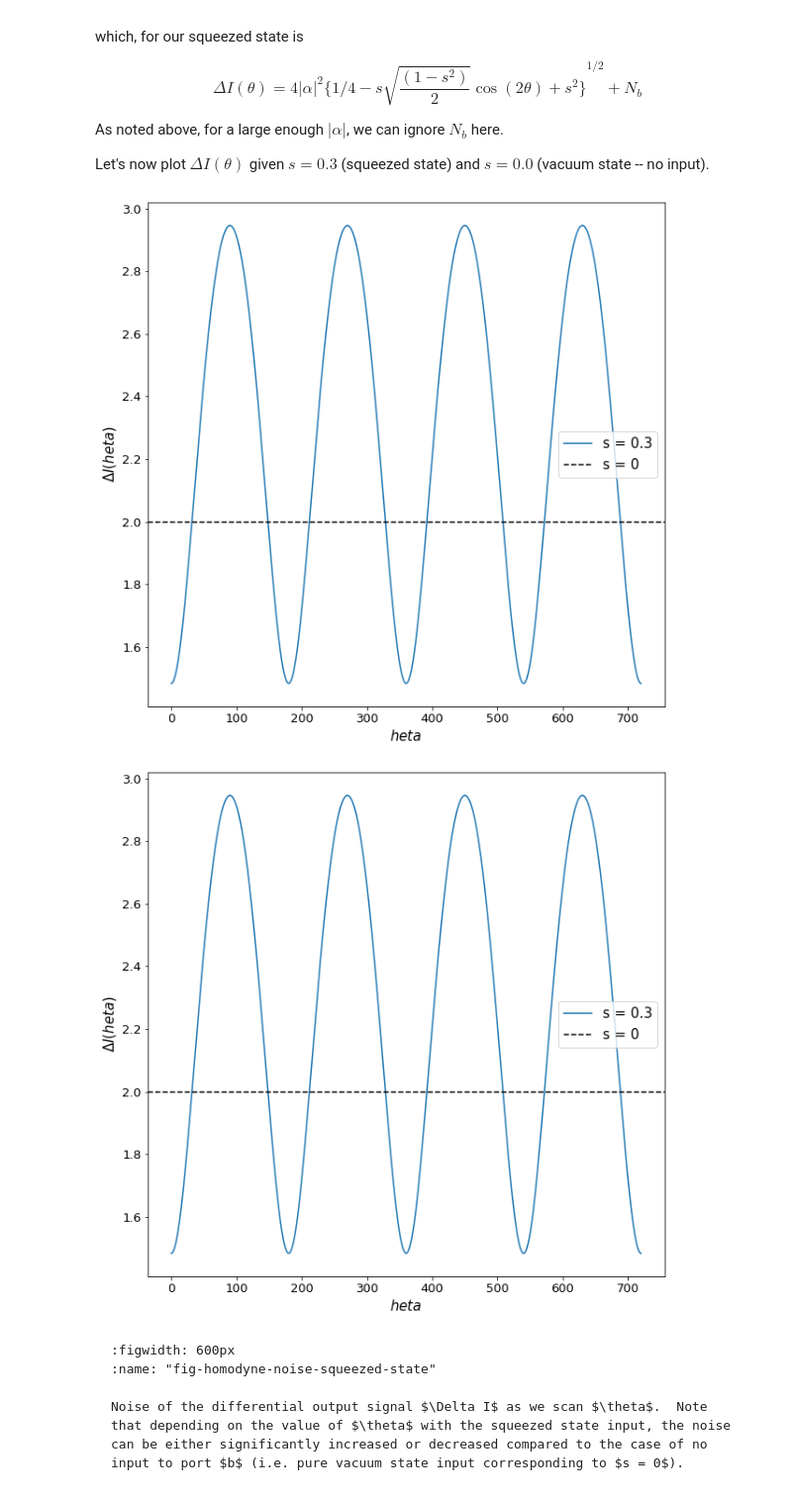
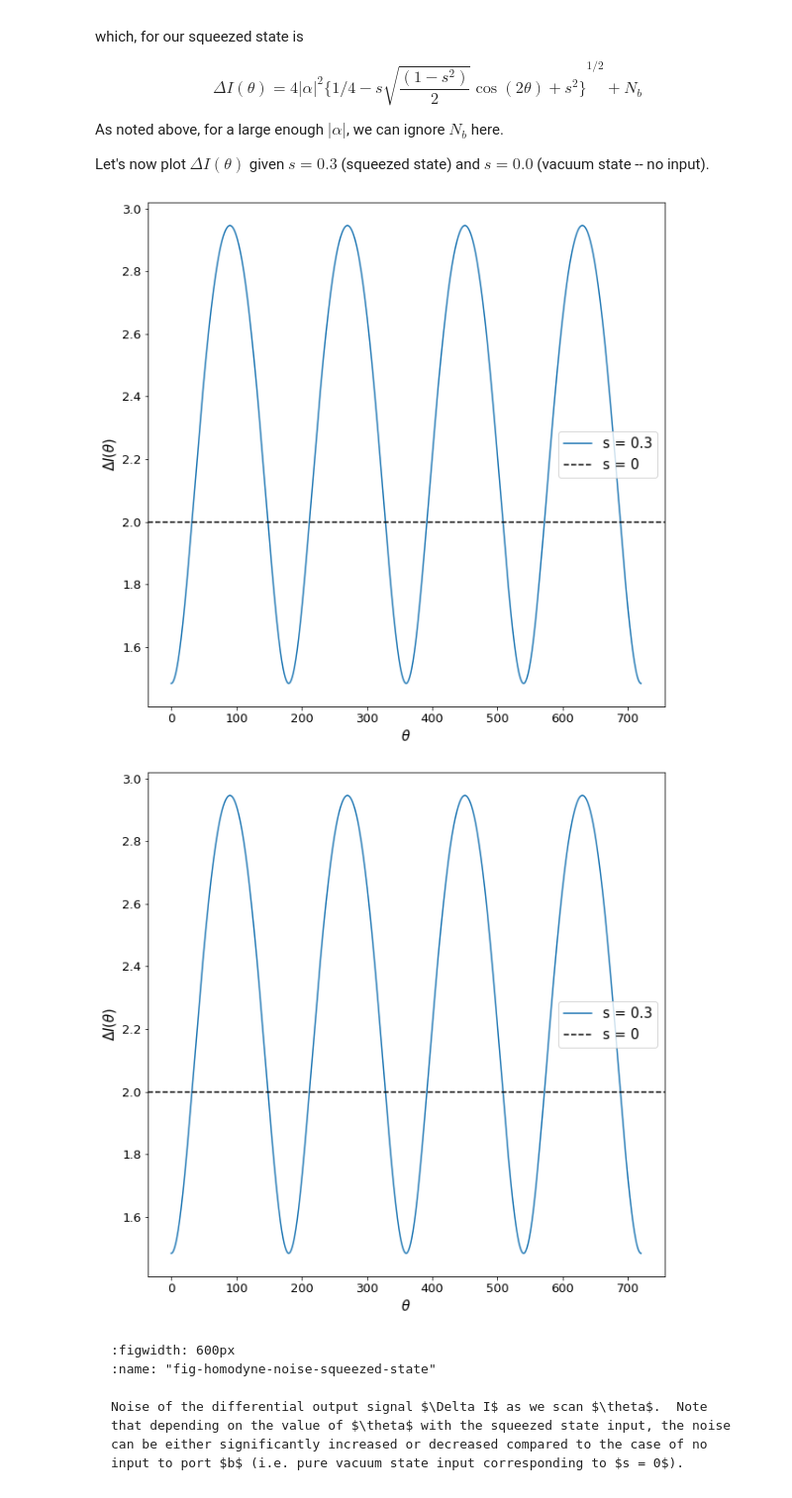
Before and after one commit to dkeathley/6.2410-lab, a Jupyter notebook: _sources/chapter-XX-interference-HOM-and-homodyne.ipynb, the cells around one changed output. Shown: that part at 99% size. Cells and saved outputs as stored; diff of their text form; code cells hidden in the pictures.

````diff
--- a/_sources/chapter-XX-interference-HOM-and-homodyne.ipynb
+++ b/_sources/chapter-XX-interference-HOM-and-homodyne.ipynb
@@ -230,34 +230,34 @@ Let's now plot $\Delta I(\theta)$ given $s = 0.3$ (squeezed state) and $s = 0.0$
 # %%
 import matplotlib.pyplot as plt
 import numpy as np
 import matplotlib.patches as mpatches
 from myst_nb import glue
 
 fig = plt.figure()
 ax = fig.add_subplot()
 
 
 s = 0.3
 theta = np.linspace(0, 4*np.pi, 1000)
 delA = 4*np.sqrt(1/4 - s*np.sqrt((1 - s**2)/2)*np.cos(2*theta) + s**2)
 
 ax.plot(theta*180/np.pi, delA, label="s = 0.3")
 ax.axhline(2.0, color="black", linestyle="--", label="s = 0")
 
 #ax.set_ylim(0, 1.55)
-ax.set_xlabel('$\theta$', fontsize=15)
-ax.set_ylabel('$\Delta I(\theta)$', fontsize=15)
+ax.set_xlabel(r'$\theta$', fontsize=15)
+ax.set_ylabel(r'$\Delta I$($\theta$)', fontsize=15)
 ax.tick_params(labelsize=13)
 ax.legend(fontsize=15)
 
 #plt.gca().set_aspect('equal')
 
 fig.set_size_inches(10, 10)
 
 glue("homodyne_noise_squeezed_state", fig, display=False)
 # %% [output]
-[figure, old version]
+[figure, new version]
-[figure, old version]
+[figure, new version]
 # %% [markdown]
 ```{glue:figure} homodyne_noise_squeezed_state
 :figwidth: 600px
````
Also changed, not shown: 5 other files.
